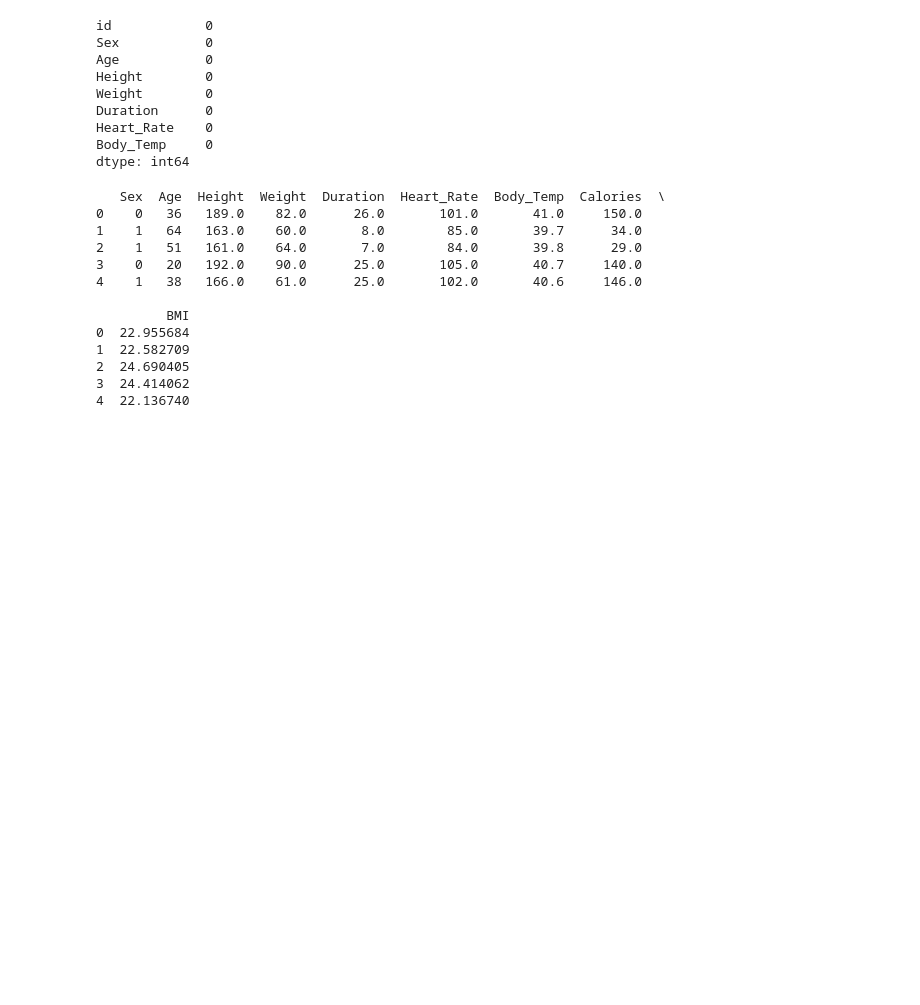
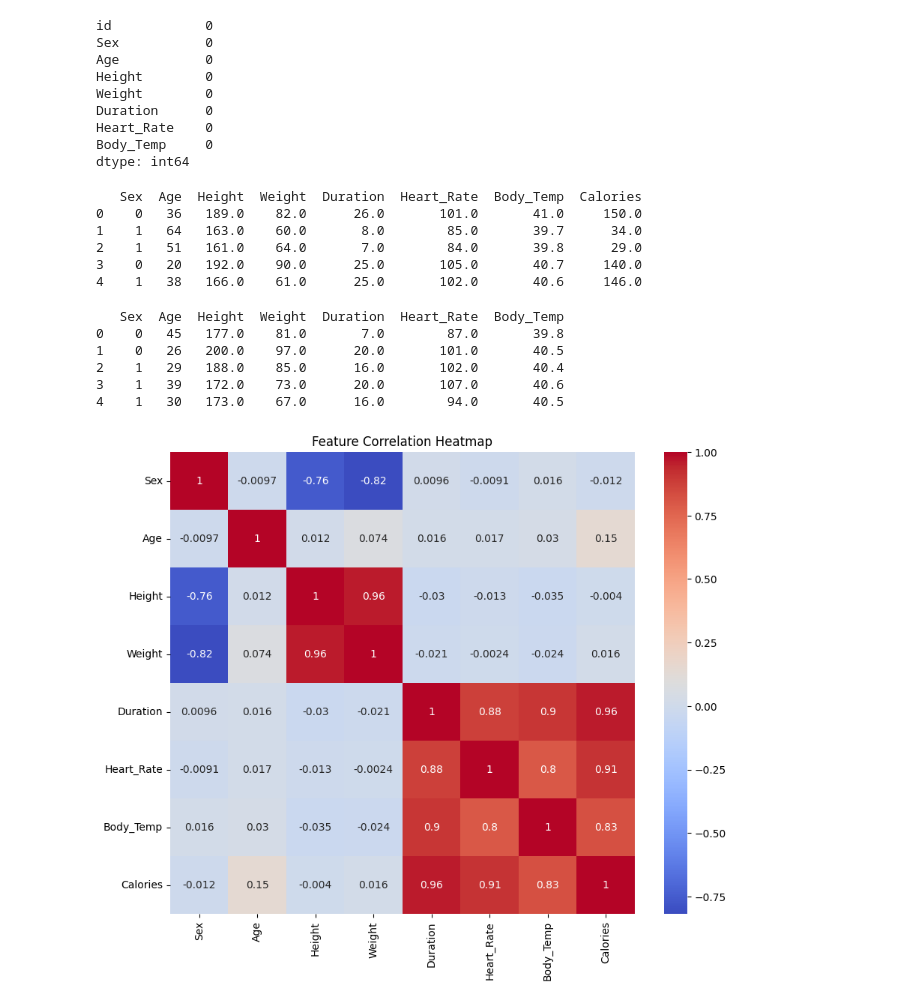
Before and after one commit to karishma-battina/kaggle, a Jupyter notebook: competitions/caloriepred-rforest.ipynb, the cells around one changed output. Drawn from its saved outputs; the diff is of its cells as text; code cells hidden in the pictures; blank space fills up the shorter version.

Commit message:
Kaggle Notebook | CaloriePred_RForest | Version 4

```diff
--- a/competitions/caloriepred-rforest.ipynb
+++ b/competitions/caloriepred-rforest.ipynb
@@ -61,9 +65,6 @@ Duration      0
 Heart_Rate    0
 Body_Temp     0
 dtype: int64
-# %%
-train_data['BMI']=train_data['Weight']/((train_data['Height']/100) ** 2)
-test_data['BMI']=test_data['Weight']/((test_data['Height']/100) ** 2)
 # %%
 gender_map = {"male" : 0,"female" : 1}
 train_data['Sex'] = train_data['Sex'].replace(gender_map)
@@ -72,16 +73,29 @@ train_data=train_data.drop("id",axis=1)
 
 print (train_data.head())
 # %% [output]
-   Sex  Age  Height  Weight  Duration  Heart_Rate  Body_Temp  Calories  \
+   Sex  Age  Height  Weight  Duration  Heart_Rate  Body_Temp  Calories
 0    0   36   189.0    82.0      26.0       101.0       41.0     150.0
 1    1   64   163.0    60.0       8.0        85.0       39.7      34.0
 2    1   51   161.0    64.0       7.0        84.0       39.8      29.0
 3    0   20   192.0    90.0      25.0       105.0       40.7     140.0
 4    1   38   166.0    61.0      25.0       102.0       40.6     146.0
-
-         BMI
-0  22.955684
-1  22.582709
-2  24.690405
-3  24.414062
-4  22.136740
+# %%
+test_data['Sex'] = test_data['Sex'].replace(gender_map)
+test_data=test_data.drop("id",axis=1)
+
+print (test_data.head())
+# %% [output]
+   Sex  Age  Height  Weight  Duration  Heart_Rate  Body_Temp
+0    0   45   177.0    81.0       7.0        87.0       39.8
+1    0   26   200.0    97.0      20.0       101.0       40.5
+2    1   29   188.0    85.0      16.0       102.0       40.4
+3    1   39   172.0    73.0      20.0       107.0       40.6
+4    1   30   173.0    67.0      16.0        94.0       40.5
+# %%
+corr_matrix = train_data.corr()
+plt.figure(figsize=(10, 8))
+sns.heatmap(corr_matrix, annot=True, cmap='coolwarm')
+plt.title('Feature Correlation Heatmap')
+plt.show()
+# %% [output]
+[figure, added]
```
Also changed, not shown: parts of 13 cells of this notebook.
